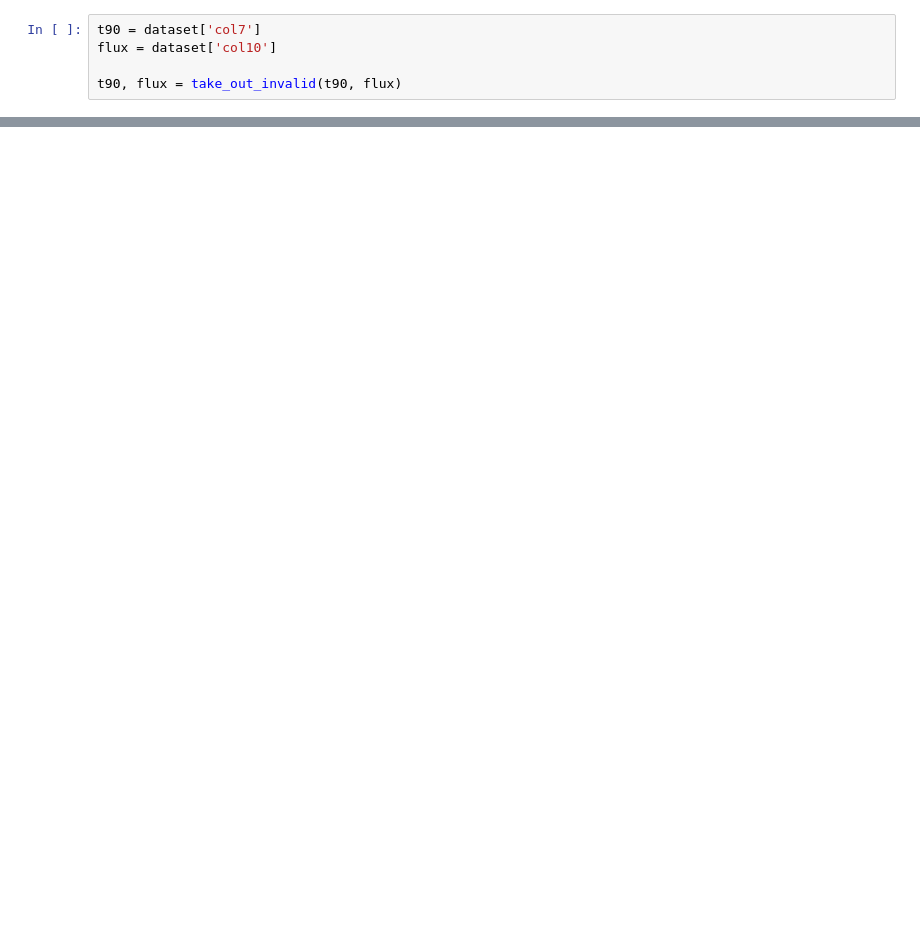
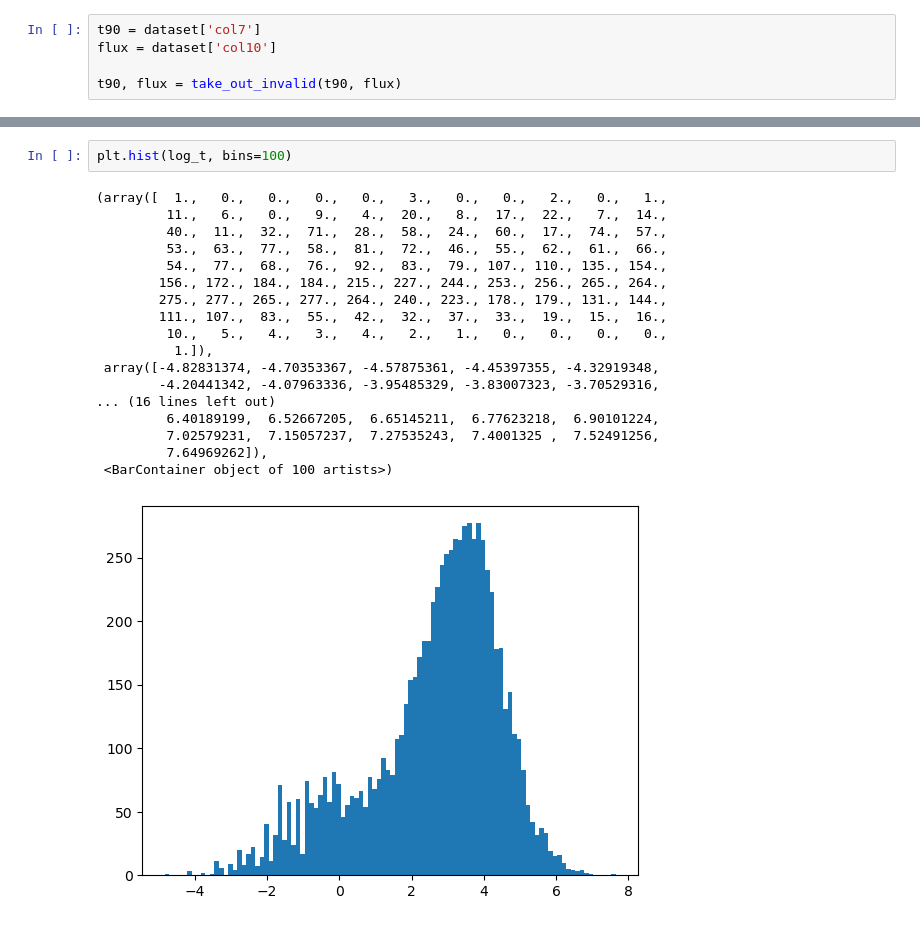
Before and after one commit to JacopoPerri/astrostatistics_bicocca_2026, a Jupyter notebook: working/GRB.ipynb, the cells around one changed output, grey strips where cells are left out. Cells and saved outputs as stored; diff of their text form; blank space fills up the shorter version.

```diff
--- a/working/GRB.ipynb
+++ b/working/GRB.ipynb
@@ -53,0 +83,21 @@ plt.yscale('log')
+# %%
+plt.hist(log_t, bins=100)
+# %% [output]
+(array([  1.,   0.,   0.,   0.,   0.,   3.,   0.,   0.,   2.,   0.,   1.,
+         11.,   6.,   0.,   9.,   4.,  20.,   8.,  17.,  22.,   7.,  14.,
+         40.,  11.,  32.,  71.,  28.,  58.,  24.,  60.,  17.,  74.,  57.,
+         53.,  63.,  77.,  58.,  81.,  72.,  46.,  55.,  62.,  61.,  66.,
+         54.,  77.,  68.,  76.,  92.,  83.,  79., 107., 110., 135., 154.,
+        156., 172., 184., 184., 215., 227., 244., 253., 256., 265., 264.,
+        275., 277., 265., 277., 264., 240., 223., 178., 179., 131., 144.,
+        111., 107.,  83.,  55.,  42.,  32.,  37.,  33.,  19.,  15.,  16.,
+         10.,   5.,   4.,   3.,   4.,   2.,   1.,   0.,   0.,   0.,   0.,
+          1.]),
+ array([-4.82831374, -4.70353367, -4.57875361, -4.45397355, -4.32919348,
+        -4.20441342, -4.07963336, -3.95485329, -3.83007323, -3.70529316,
+... (16 lines left out)
+         6.40189199,  6.52667205,  6.65145211,  6.77623218,  6.90101224,
+         7.02579231,  7.15057237,  7.27535243,  7.4001325 ,  7.52491256,
+         7.64969262]),
+ <BarContainer object of 100 artists>)
+[figure, added]
```
Also changed, not shown: parts of 22 cells of this notebook.
